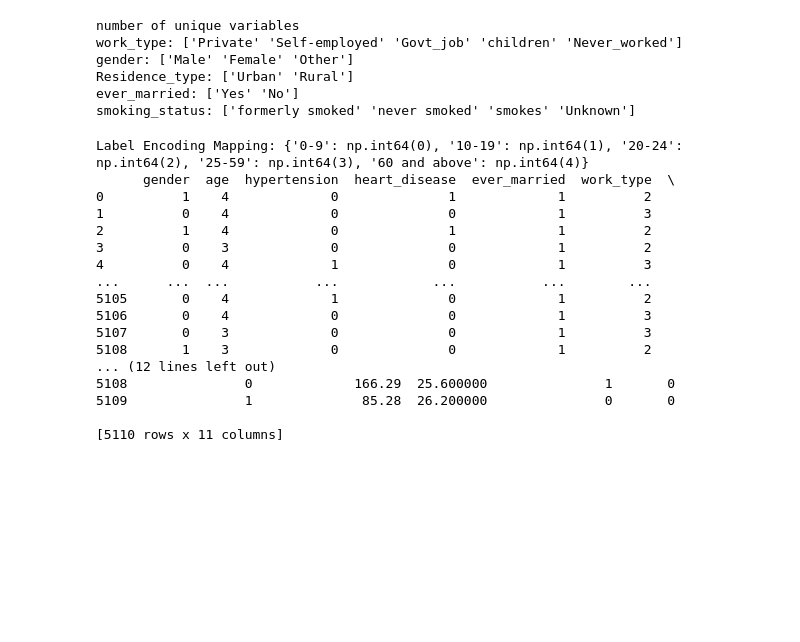
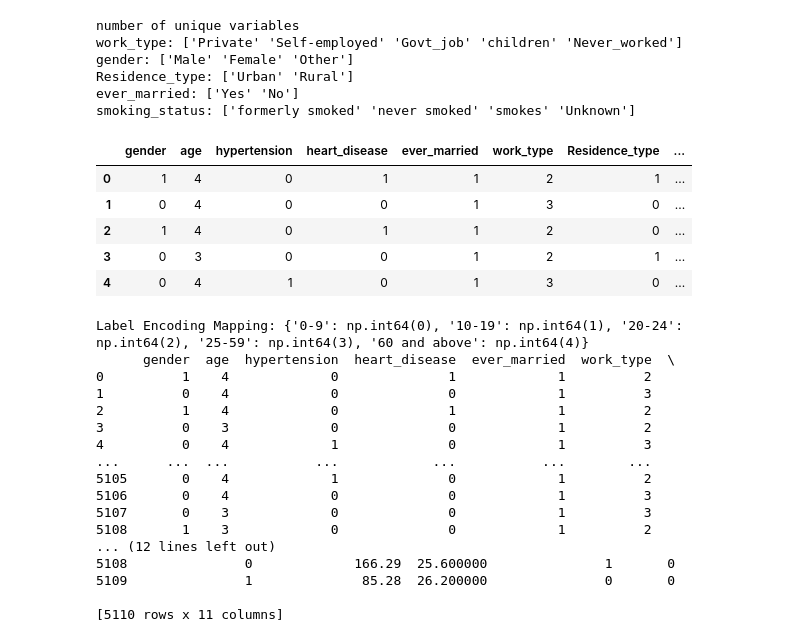
Before and after one commit to Visheshpgowda/disease-prediction-app, a Jupyter notebook: backend/app/models/stroke.ipynb, the cells around one changed output. Saved outputs shown, nothing was run; the diff lists cells and outputs as text; code cells hidden in the pictures; blank space fills up the shorter version.

```diff
--- a/backend/app/models/stroke.ipynb
+++ b/backend/app/models/stroke.ipynb
@@ -146,6 +156,15 @@ gender = le.fit_transform(data['gender'])
 ever_married = le.fit_transform(data['ever_married'])
 Residence_type = le.fit_transform(data['Residence_type'])
 work_type = le.fit_transform(data['work_type'])
+# %%
+data.head()
+# %% [output]
+|  | gender | age | hypertension | heart_disease | ever_married | work_type | Residence_type | ... |
+| 0 | 1 | 4 | 0 | 1 | 1 | 2 | 1 | ... |
+| 1 | 0 | 4 | 0 | 0 | 1 | 3 | 0 | ... |
+| 2 | 1 | 4 | 0 | 1 | 1 | 2 | 0 | ... |
+| 3 | 0 | 3 | 0 | 0 | 1 | 2 | 1 | ... |
+| 4 | 0 | 4 | 1 | 0 | 1 | 3 | 0 | ... |
 # %%
 #Replacing the above arrays in the data
 data['work_type'] = work_type
```
Also changed, not shown: parts of 7 cells of this notebook.
